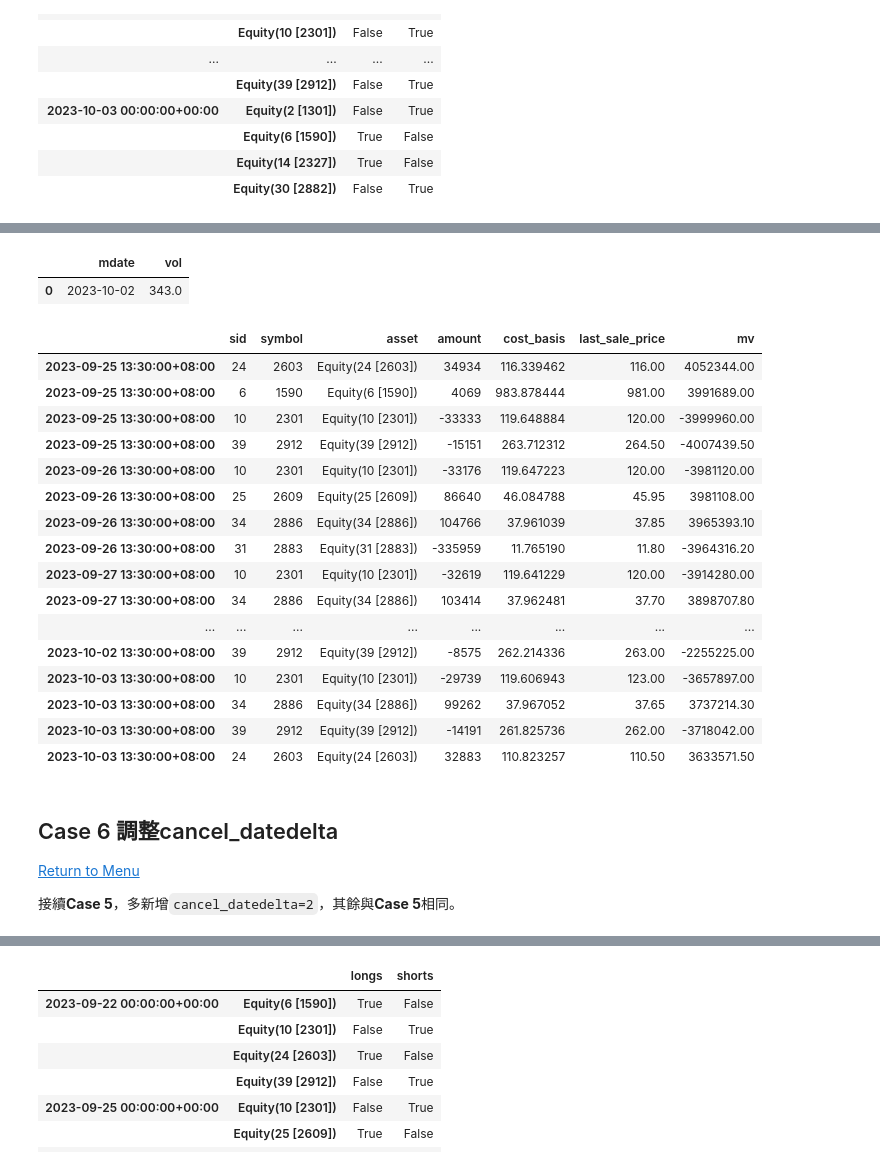
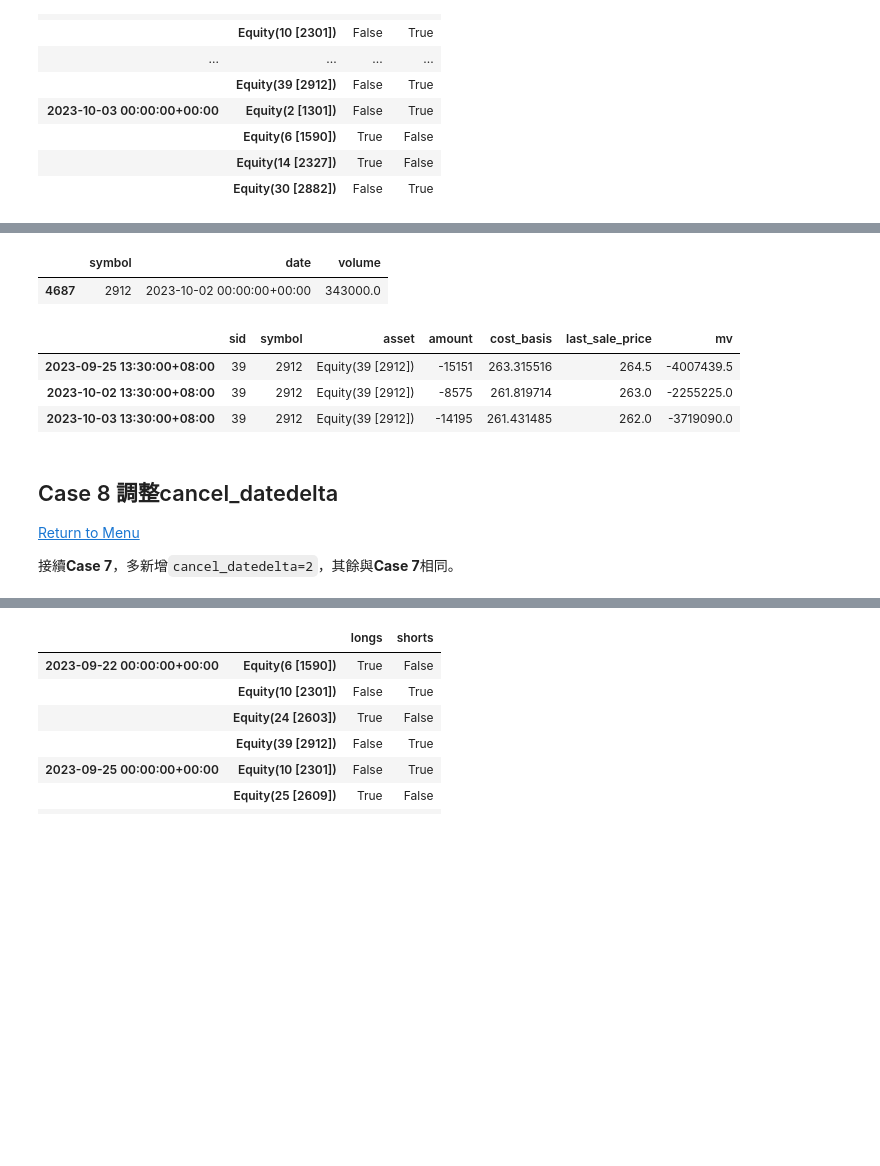
Before and after one commit to tejtw/TQuant-Lab, a Jupyter notebook: lecture/Simple Algorithm-TargetPercentPipeAlgo.ipynb, the cells around one changed output, grey strips where cells are left out. Saved outputs shown, nothing was run; the diff lists cells and outputs as text; code cells hidden in the pictures; blank space fills up the shorter version.

```diff
--- a/lecture/Simple Algorithm-TargetPercentPipeAlgo.ipynb
+++ b/lecture/Simple Algorithm-TargetPercentPipeAlgo.ipynb
@@ -612,40 +891,22 @@ orders.query('(symbol == "2912") & (created.dt.strftime("%Y-%m-%d") == "2023-09-
 # %%
-# vol decimal(13,0) 成交量(千股)
-# 343 * 2.5% = 8.575(千股) = 8575(股)
+# 343000 * 2.5% = 8575(股)
 
-tejapi.fastget('TWN/APIPRCD',
-               mdate = '2023-10-02',
-               coid = ['2912'],
-               opts = {'columns':['mdate', 'vol']},
-               paginate = True)
+df_bundle_price.query('(symbol == "2912") & (date.dt.strftime("%Y-%m-%d") == "2023-10-02")')[['symbol','date','volume']]
 # %% [output]
-|  | mdate | vol |
-| 0 | 2023-10-02 | 343.0 |
+|  | symbol | date | volume |
+| 4687 | 2912 | 2023-10-02 00:00:00+00:00 | 343000.0 |
 # %%
 positions['mv'] = positions['amount'] * positions['last_sale_price']
-positions
+positions.query('(symbol == "2912")')
 # %% [output]
 |  | sid | symbol | asset | amount | cost_basis | last_sale_price | mv |
-| 2023-09-25 13:30:00+08:00 | 24 | 2603 | Equity(24 [2603]) | 34934 | 116.339462 | 116.00 | 4052344.00 |
-| 2023-09-25 13:30:00+08:00 | 6 | 1590 | Equity(6 [1590]) | 4069 | 983.878444 | 981.00 | 3991689.00 |
-| 2023-09-25 13:30:00+08:00 | 10 | 2301 | Equity(10 [2301]) | -33333 | 119.648884 | 120.00 | -3999960.00 |
-| 2023-09-25 13:30:00+08:00 | 39 | 2912 | Equity(39 [2912]) | -15151 | 263.712312 | 264.50 | -4007439.50 |
-| 2023-09-26 13:30:00+08:00 | 10 | 2301 | Equity(10 [2301]) | -33176 | 119.647223 | 120.00 | -3981120.00 |
-| 2023-09-26 13:30:00+08:00 | 25 | 2609 | Equity(25 [2609]) | 86640 | 46.084788 | 45.95 | 3981108.00 |
-| 2023-09-26 13:30:00+08:00 | 34 | 2886 | Equity(34 [2886]) | 104766 | 37.961039 | 37.85 | 3965393.10 |
-| 2023-09-26 13:30:00+08:00 | 31 | 2883 | Equity(31 [2883]) | -335959 | 11.765190 | 11.80 | -3964316.20 |
-| 2023-09-27 13:30:00+08:00 | 10 | 2301 | Equity(10 [2301]) | -32619 | 119.641229 | 120.00 | -3914280.00 |
-| 2023-09-27 13:30:00+08:00 | 34 | 2886 | Equity(34 [2886]) | 103414 | 37.962481 | 37.70 | 3898707.80 |
-| ... | ... | ... | ... | ... | ... | ... | ... |
-| 2023-10-02 13:30:00+08:00 | 39 | 2912 | Equity(39 [2912]) | -8575 | 262.214336 | 263.00 | -2255225.00 |
-| 2023-10-03 13:30:00+08:00 | 10 | 2301 | Equity(10 [2301]) | -29739 | 119.606943 | 123.00 | -3657897.00 |
-| 2023-10-03 13:30:00+08:00 | 34 | 2886 | Equity(34 [2886]) | 99262 | 37.967052 | 37.65 | 3737214.30 |
-| 2023-10-03 13:30:00+08:00 | 39 | 2912 | Equity(39 [2912]) | -14191 | 261.825736 | 262.00 | -3718042.00 |
-| 2023-10-03 13:30:00+08:00 | 24 | 2603 | Equity(24 [2603]) | 32883 | 110.823257 | 110.50 | 3633571.50 |
+| 2023-09-25 13:30:00+08:00 | 39 | 2912 | Equity(39 [2912]) | -15151 | 263.315516 | 264.5 | -4007439.5 |
+| 2023-10-02 13:30:00+08:00 | 39 | 2912 | Equity(39 [2912]) | -8575 | 261.819714 | 263.0 | -2255225.0 |
+| 2023-10-03 13:30:00+08:00 | 39 | 2912 | Equity(39 [2912]) | -14195 | 261.431485 | 262.0 | -3719090.0 |
 # %% [markdown]
-<span id="Case6"></span>
-## Case 6 調整cancel_datedelta
+<span id="Case8"></span>
+## Case 8 調整cancel_datedelta
 [Return to Menu](#menu)
 
-接續**Case 5**，多新增`cancel_datedelta=2`，其餘與**Case 5**相同。
+接續**Case 7**，多新增`cancel_datedelta=2`，其餘與**Case 7**相同。
 # %%
```
Also changed, not shown: parts of 60 cells of this notebook, 4 other files.
